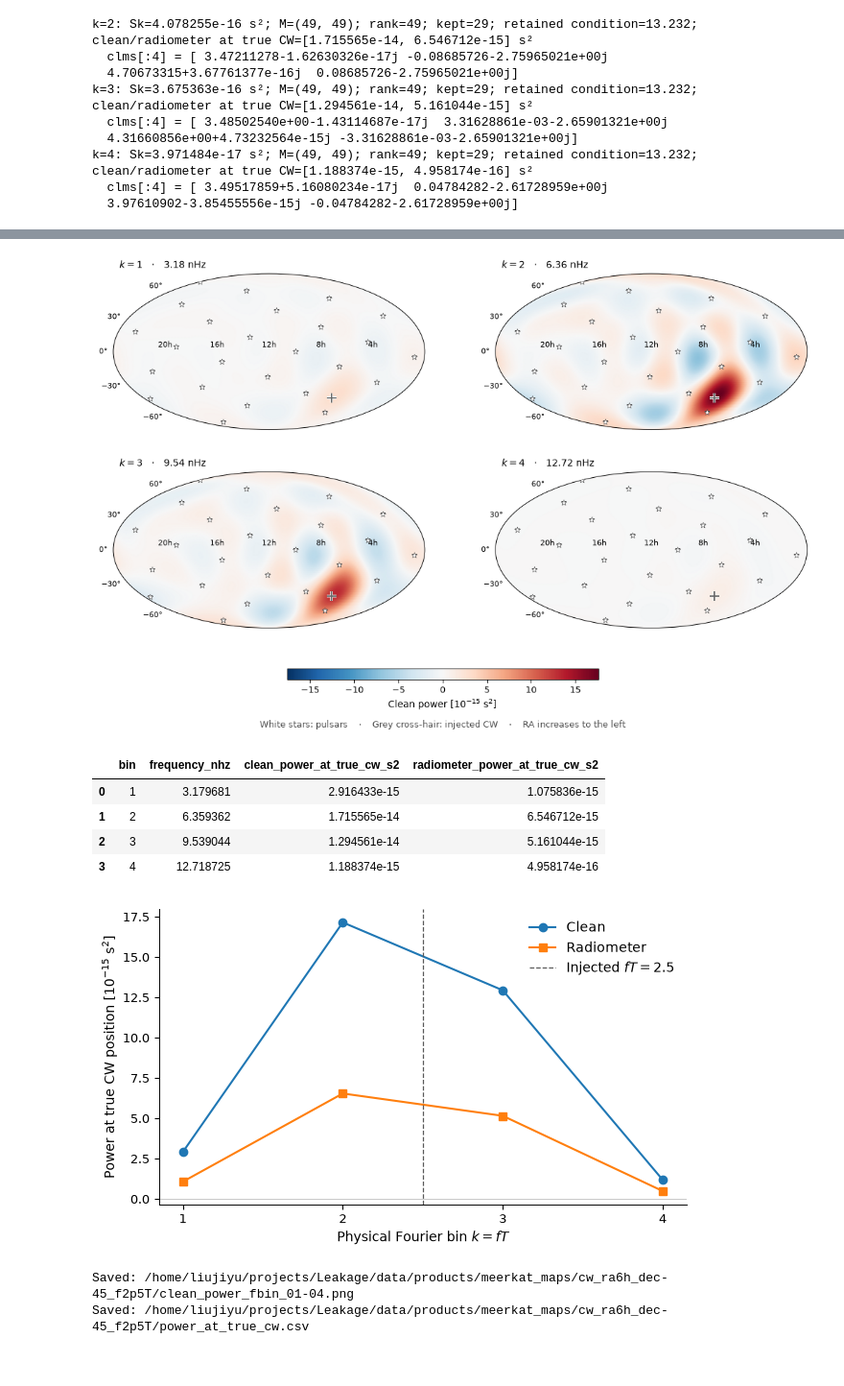
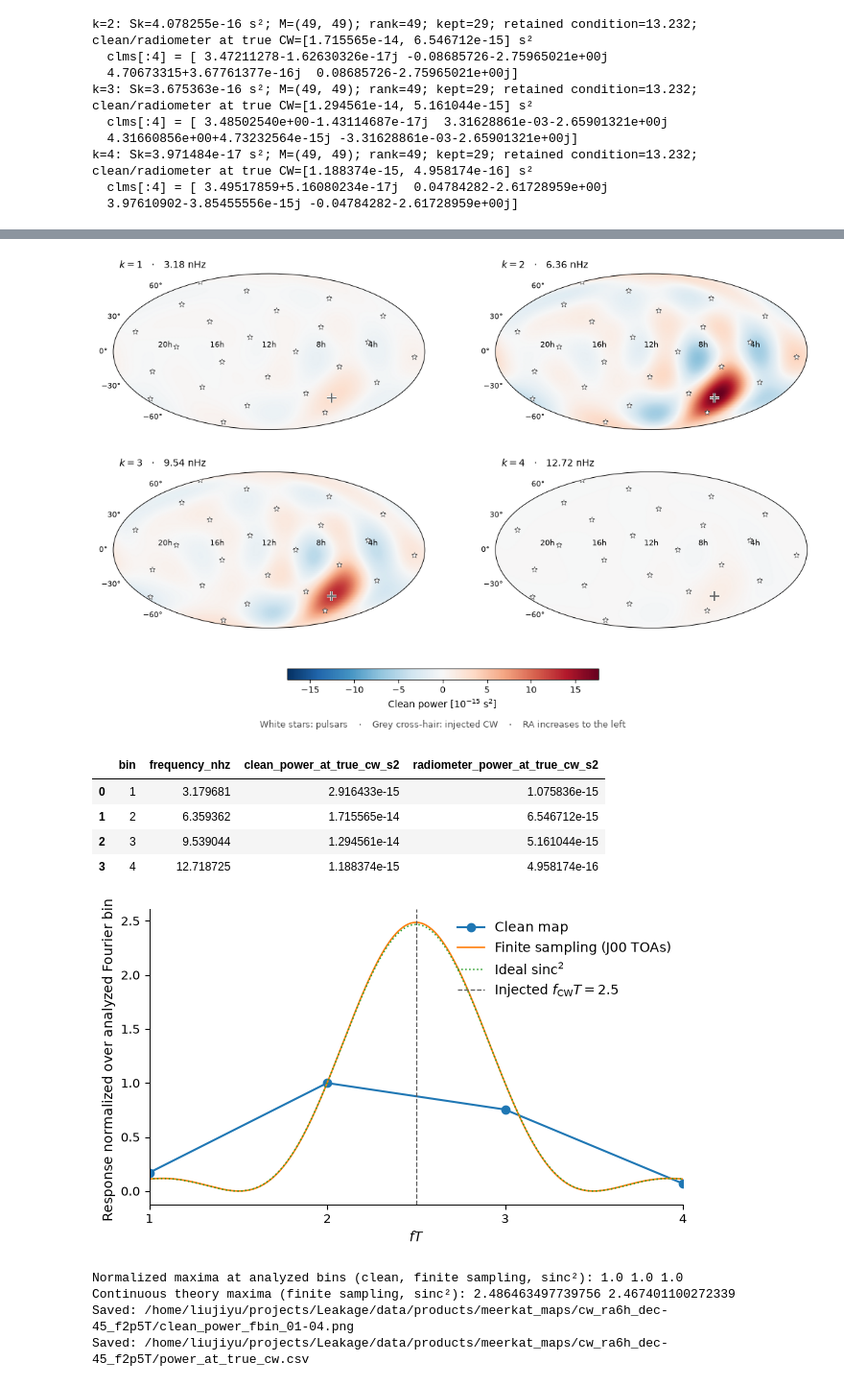
Before and after one commit to Jiyu-666/Leakage, a Jupyter notebook: notebooks/01_MeerKAT_clean_power_hotspot.ipynb, the cells around one changed output, grey strips where cells are left out. Shown at 96% size. Saved outputs shown, nothing was run; the diff lists cells and outputs as text; code cells hidden in the pictures.

Commit message:
Normalize clean response and add window baselines

```diff
--- a/notebooks/01_MeerKAT_clean_power_hotspot.ipynb
+++ b/notebooks/01_MeerKAT_clean_power_hotspot.ipynb
@@ -705,42 +704,82 @@ write_json(PRODUCTS / "power_at_true_cw.json", {
     "pixel_index":TRUE_CW_PIXEL,"pixel_match":"exact 1-degree grid coordinate; no interpolation",
     "injection_fT":CW_CYCLES,"bins":summary})
 
+bin_fT = np.asarray(BINS, dtype=float)
+clean_at_bins = np.asarray([all_clean_maps[k][TRUE_CW_PIXEL] for k in BINS], dtype=float)
+clean_norm_denominator = float(np.max(clean_at_bins))
+assert clean_norm_denominator > 0
+clean_normalized = clean_at_bins / clean_norm_denominator
+np.testing.assert_allclose(np.max(clean_normalized), 1.0, rtol=0, atol=1e-14)
+np.testing.assert_array_equal(np.signbit(clean_normalized), np.signbit(clean_at_bins))
+
+# Window-only finite-sampling baseline from the canonical J00 barycentric TOAs.
+j00_toas_s = np.asarray(enterprise_psrs[0].toas, dtype=float)
+j00_relative_toas_s = j00_toas_s - j00_toas_s[0]
+theory_fT = np.linspace(float(bin_fT[0]), float(bin_fT[-1]), 1601)
+theory_frequencies_hz = theory_fT / T_OBS
+bin_frequencies_hz = bin_fT / T_OBS
+window_at_bins = np.abs(np.exp(
+    -2j*np.pi*np.outer(bin_frequencies_hz - F_CW, j00_relative_toas_s)
+).sum(axis=1))**2
+window_norm_denominator = float(np.max(window_at_bins))
+assert window_norm_denominator > 0
+window_normalized_at_bins = window_at_bins / window_norm_denominator
+window_normalized = np.abs(np.exp(
+    -2j*np.pi*np.outer(theory_frequencies_hz - F_CW, j00_relative_toas_s)
+).sum(axis=1))**2 / window_norm_denominator
+np.testing.assert_allclose(np.max(window_normalized_at_bins), 1.0, rtol=0, atol=1e-14)
+
+sinc_at_bins = np.sinc(bin_fT - CW_CYCLES)**2
+sinc_norm_denominator = float(np.max(sinc_at_bins))
+assert sinc_norm_denominator > 0
+sinc_normalized_at_bins = sinc_at_bins / sinc_norm_denominator
+sinc_normalized = np.sinc(theory_fT - CW_CYCLES)**2 / sinc_norm_denominator
+np.testing.assert_allclose(np.max(sinc_normalized_at_bins), 1.0, rtol=0, atol=1e-14)
+assert np.max(window_normalized) > 1 and np.max(sinc_normalized) > 1
+
 fig_response, ax_response = plt.subplots(figsize=(6.4,3.8))
-ax_response.plot(BINS,[all_clean_maps[k][TRUE_CW_PIXEL]/1e-15 for k in BINS],"o-",label="Clean")
-ax_response.plot(BINS,[all_radiometer_at_true[k]/1e-15 for k in BINS],"s-",label="Radiometer")
-ax_response.axvline(CW_CYCLES,color="0.35",lw=0.9,ls="--",label=fr"Injected $fT={CW_CYCLES:g}$")
-ax_response.axhline(0,color="0.75",lw=0.6)
-ax_response.set(xlabel=r"Physical Fourier bin $k=fT$",ylabel=r"Power at true CW position [$10^{-15}$ s$^2$]",
-                xticks=BINS)
+ax_response.plot(bin_fT, clean_normalized, "o-", label="Clean map")
+ax_response.plot(theory_fT, window_normalized, lw=1.2, label="Finite sampling (J00 TOAs)")
+ax_response.plot(theory_fT, sinc_normalized, lw=1.1, ls=":", label=r"Ideal $\mathrm{sinc}^2$")
+ax_response.axvline(CW_CYCLES, color="0.35", lw=0.9, ls="--",
+                    label=fr"Injected $f_{{\mathrm{{CW}}}}T={CW_CYCLES:g}$")
+ax_response.set(xlabel=r"$fT$", ylabel="Response normalized over analyzed Fourier bins",
+                xlim=(bin_fT[0], bin_fT[-1]), xticks=BINS)
 ax_response.legend(frameon=False)
 ax_response.spines[["right","top"]].set_visible(False)
 fig_response.tight_layout()
-fig_response.savefig(PRODUCTS / "power_at_true_cw.png",dpi=400)
+fig_response.savefig(PRODUCTS / "power_at_true_cw.png", dpi=400)
 fig_response.savefig(PRODUCTS / "power_at_true_cw.pdf")
 plt.show()
+print("Normalized maxima at analyzed bins (clean, finite sampling, sinc²):",
+      np.max(clean_normalized), np.max(window_normalized_at_bins), np.max(sinc_normalized_at_bins))
+print("Continuous theory maxima (finite sampling, sinc²):",
+      np.max(window_normalized), np.max(sinc_normalized))
 
 run_metadata = {**provenance,"defiant_commit":"25d38082bbf2b9b33829f59438ac66a5dfc112fa",
     "injection_metadata_sha256":sha256(INJECTION/"injection.json"),
     "baseline_metadata_sha256":sha256(BASELINE/"metadata.json"),"lmax":LMAX,"n_keep":N_KEEP,
     "nside":NSIDE,"n_fourier":N_FOURIER,"narrowband":True,"pair_covariance":True,
     "T_obs_seconds":T_OBS,"fCW_hz":F_CW,"fCW_T":CW_CYCLES,"pixel_resolution_deg":1,
     "true_cw_ra_hours":true_ra_hours,"true_cw_dec_deg":true_dec_deg,"true_cw_pixel":TRUE_CW_PIXEL,
     "pixel_conversion":"upstream makemap plus the elementwise-equivalent diagPixel formula executed by Octave 9.4.0; explicit antipodal relabel",
     "clean_power_definition":"Sk * official makemap(clms), where clms reconstruct rhok/Sk; PSD/T units s^2",
     "radiometer_power_definition":"Sk * Re[(U X)/diag(U M U^dagger)] at the exact true-CW row using the official diagPixel definition; PSD/T units s^2",
     "monopole_removed":False,"negative_values_clipped":False,"bins":summary}
 write_json(PRODUCTS/"run_metadata.json",run_metadata)
 for k,row in zip(BINS,summary):
     write_json(PRODUCTS/f"fbin_{k:02d}"/"metadata.json",{**run_metadata,"bins":[row]})
 print("Saved:",PRODUCTS/"clean_power_fbin_01-04.png")
 print("Saved:",PRODUCTS/"power_at_true_cw.csv")
 # %% [output]
 [figure]
 |  | bin | frequency_nhz | clean_power_at_true_cw_s2 | radiometer_power_at_true_cw_s2 |
 | 0 | 1 | 3.179681 | 2.916433e-15 | 1.075836e-15 |
 | 1 | 2 | 6.359362 | 1.715565e-14 | 6.546712e-15 |
 | 2 | 3 | 9.539044 | 1.294561e-14 | 5.161044e-15 |
 | 3 | 4 | 12.718725 | 1.188374e-15 | 4.958174e-16 |
-[figure, old version]
+[figure, new version]
+Normalized maxima at analyzed bins (clean, finite sampling, sinc²): 1.0 1.0 1.0
+Continuous theory maxima (finite sampling, sinc²): 2.486463497739756 2.467401100272339
 Saved: /home/liujiyu/projects/Leakage/data/products/meerkat_maps/cw_ra6h_dec-45_f2p5T/clean_power_fbin_01-04.png
 Saved: /home/liujiyu/projects/Leakage/data/products/meerkat_maps/cw_ra6h_dec-45_f2p5T/power_at_true_cw.csv
```
Also changed, not shown: parts of 2 cells of this notebook, 2 other files.
